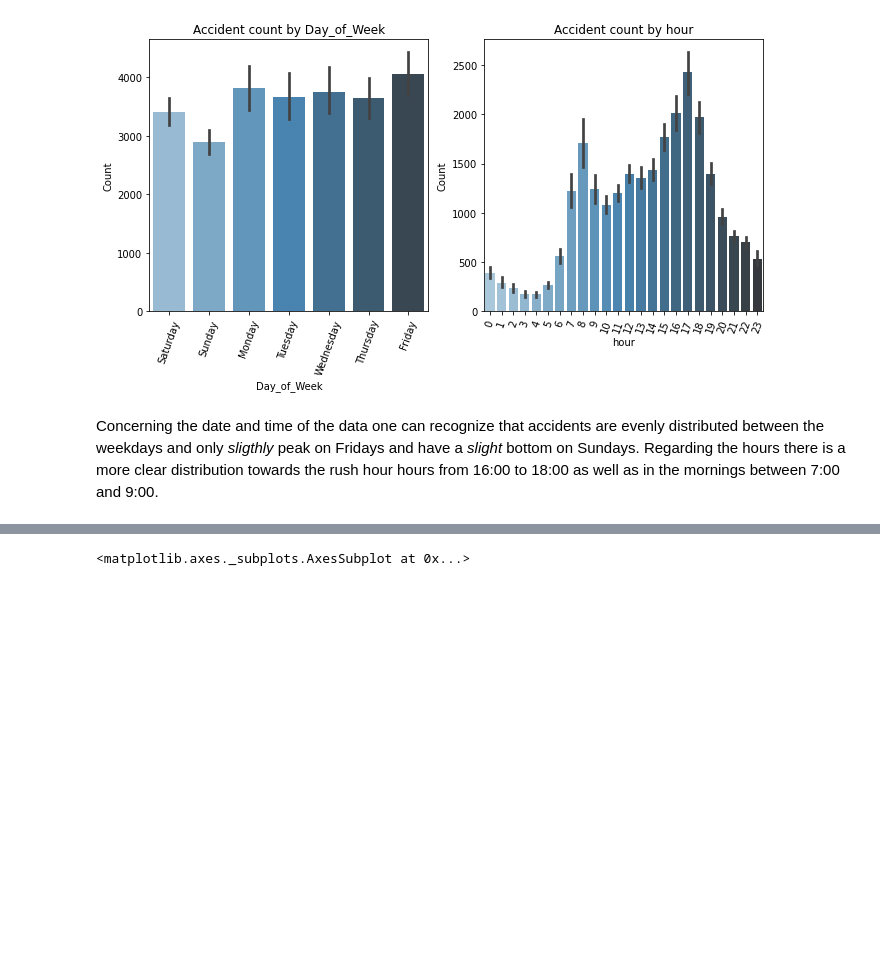
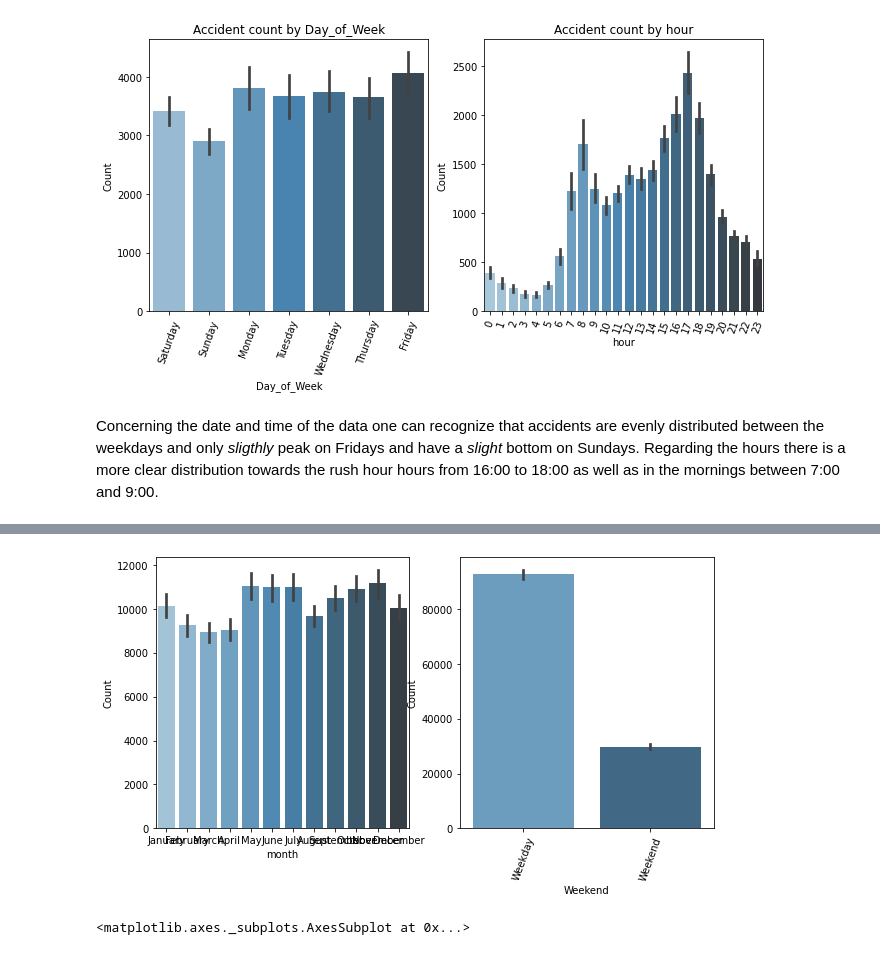
Before and after one commit to vincm1/UK_accidents, a Jupyter notebook: Final_assignment_Big_Data_for_Decision_Making_(2021_22_BNK432_NO02_A).ipynb, the cells around one changed output, grey strips where cells are left out. Cells and saved outputs as stored; diff of their text form; code cells hidden in the pictures; blank space fills up the shorter version.

```diff
--- a/Final_assignment_Big_Data_for_Decision_Making_(2021_22_BNK432_NO02_A).ipynb
+++ b/Final_assignment_Big_Data_for_Decision_Making_(2021_22_BNK432_NO02_A).ipynb
@@ -228,3 +250,11 @@ plt.show()
+# %%
+fig,axes = plt.subplots(1,2,figsize=(10,5))
+plt.xticks(rotation=70)
+sns.barplot(ax= axes[0], data=df, x='month', y='Count',estimator=sum,palette="Blues_d")
+sns.barplot(ax=axes[1], data=df, x='Weekend', y='Count',estimator=sum,palette="Blues_d")
+plt.show()
+# %% [output]
+[figure, added]
 # %%
 sns.histplot(data=train_set, x="Count")
 # %% [output]
```
Also changed, not shown: parts of 12 cells of this notebook.
